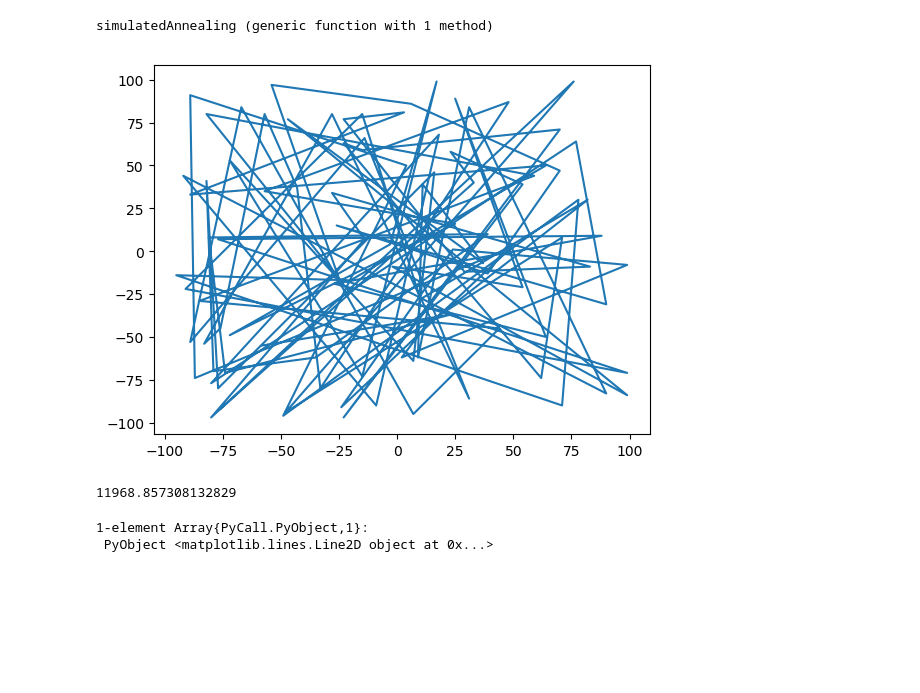
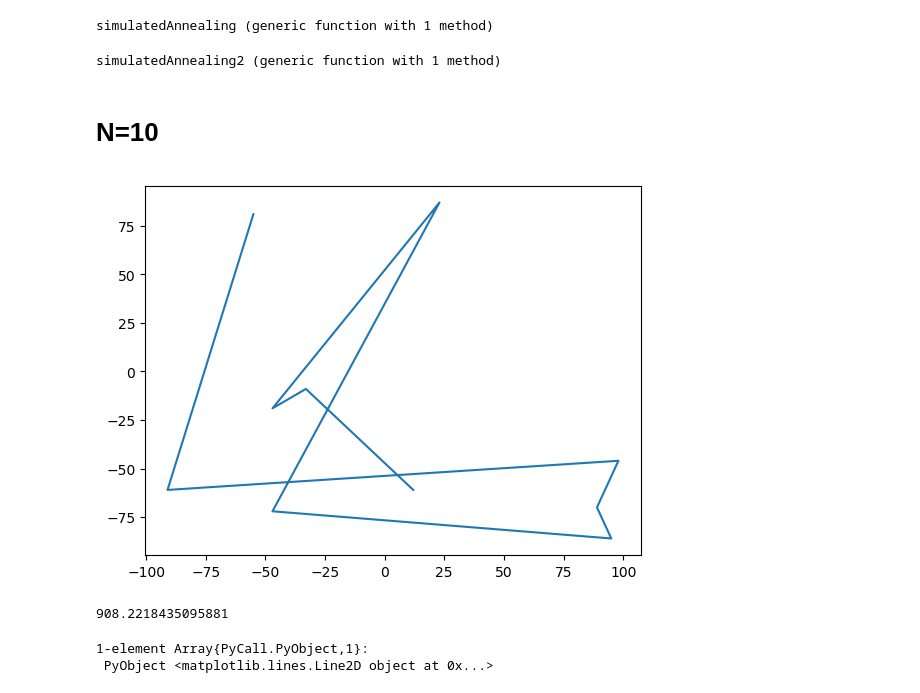
Before and after one commit to k-jano/mownit, a Jupyter notebook: proj2/zad1.ipynb, the cells around one changed output. Drawn from its saved outputs; the diff is of its cells as text; code cells hidden in the pictures; blank space fills up the shorter version.

```diff
--- a/proj2/zad1.ipynb
+++ b/proj2/zad1.ipynb
@@ -5,31 +5,35 @@ ranges=[]
 #Poinst Array
 pointsArray = reshape([], 0, 0)
 
-function generate_points(N)
+function generate_points(N, range1, range2)
     global ranges
     global pointsArray = zeros(Int64, N, 2)
-    push!(ranges, -100)
-    push!(ranges, 100)
-    push!(ranges, -100)
-    push!(ranges, 100)
+    push!(ranges, range1)
+    push!(ranges, range2)
     for i=1:N
         pointsArray[i, 1]=typemin(Int64)
         pointsArray[i, 2]=typemax(Int64)
     end
 
-    for i=1:N
+    i=1
+    while i<=N
         flag=0
         tmpFirst = rand(ranges[1]: ranges[2])
-        tmpSecond = rand(ranges[3] : ranges[4])
-        for i=1:N
-            if pointsArray[i, 1]==tmpFirst
-                if pointsArray[i, 2]==tmpSecond
-                    flag=1
+        tmpSecond = rand(ranges[1] : ranges[2])
+        for j=1:N
+            if i!=j
+                if pointsArray[i, 1]==tmpFirst
+                    if pointsArray[i, 2]==tmpSecond
+                        flag=1
+                    end
                 end
             end
         end
         pointsArray[i, 1]=tmpFirst
         pointsArray[i, 2]=tmpSecond
+        if flag==0
+            i+=1
+        end
     end
     return pointsArray
 end
@@ -74,15 +81,52 @@ function simulatedAnnealing(mapPoints, N, T, Limit)
 end
 # %% [output]
 simulatedAnnealing (generic function with 1 method)
+# %%
+function simulatedAnnealing2(mapPoints, N, T)
+    while T>=1
+        x0= rand(1:N)
+        bestEnergy=typemax(Float64)
+        bestMap = copy(mapPoints)
+        for j=1:N
+            if x0 != j
+                mapPointsTmp=copy(mapPoints)
+                mapPointsTmp[x0, :]= mapPoints[j, :]
+                mapPointsTmp[j, :]=mapPoints[x0, :]
+                calculateEnergy = calculateWay(mapPointsTmp, N)
+                if calculateEnergy < bestEnergy
+                    bestEnergy = calculateEnergy
+                    bestMap = copy(mapPointsTmp)
+                end
+            end
+        end
+
+        delta = calculateWay(bestMap, N) - calculateWay(mapPoints, N)
+        probability = exp(-delta/T)
+        u= rand(Float64)
+        if delta <0
+            mapPoints = copy(bestMap)
+        elseif probability > u
+            mapPoints = copy(bestMap)
+        end
+        T*=0.999
+    end
+    return mapPoints
+end
+# %% [output]
+simulatedAnnealing2 (generic function with 1 method)
+# %% [markdown]
+# N=10
 # %%
 using PyPlot
 
-N=100
-mapPoints = generate_points(100)
+N=10
+range1=-100
+range2=100
+mapPoints = generate_points(N, range1, range2)
 println(calculateWay(mapPoints, N))
 PyPlot.plot(mapPoints[:,1], mapPoints[:,2])
 # %% [output]
-[figure, old version]
+[figure, new version]
-11968.857308132829
+908.2218435095881
 1-element Array{PyCall.PyObject,1}:
  PyObject <matplotlib.lines.Line2D object at 0x...>
```
Also changed, not shown: parts of 7 cells of this notebook, 2 other files.
